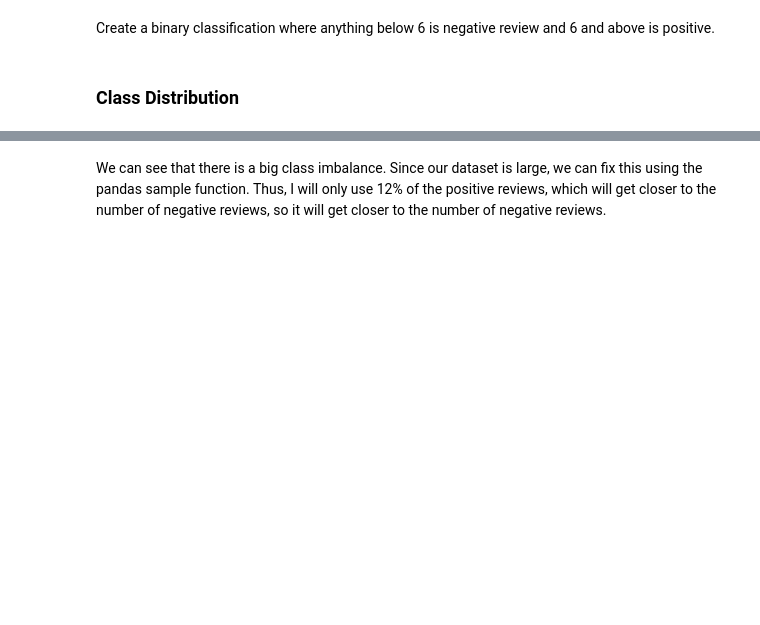
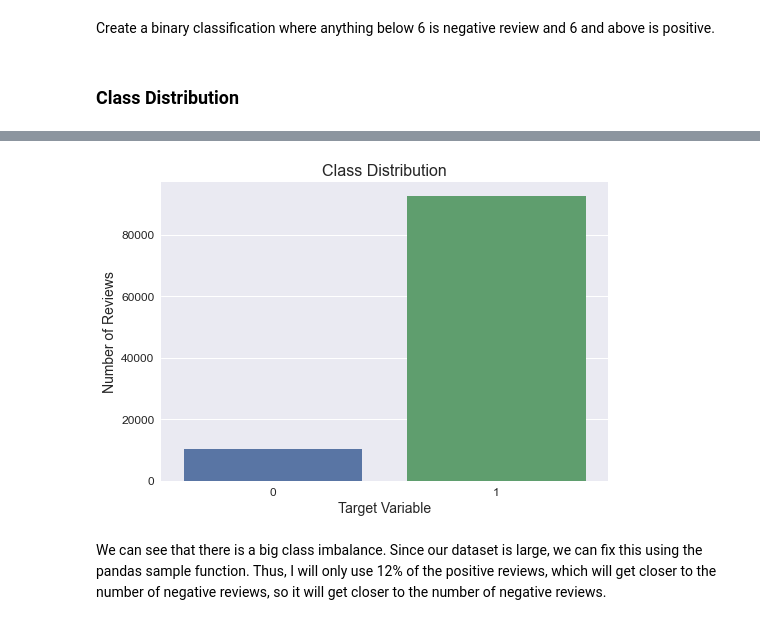
Before and after one commit to ismael-araujo/Hotel-Reviews-Analysis-Using-NLP, a Jupyter notebook: final-notebook.ipynb, the cells around one changed output, grey strips where cells are left out. Drawn from its saved outputs; the diff is of its cells as text; code cells hidden in the pictures; blank space fills up the shorter version.

```diff
--- a/final-notebook.ipynb
+++ b/final-notebook.ipynb
@@ -143,3 +143,15 @@ df['Score'] = df['Reviewer_Score'].apply(lambda x: 0 if x < 6 else 1)
+# %%
+# Checking if the target variable is balanced
+plt.style.use('seaborn')
+sns.countplot(df['Score'])
+plt.title('Class Distribution', fontsize=16)
+plt.xlabel('Target Variable', fontsize=14)
+plt.ylabel('Number of Reviews', fontsize=14)
+plt.xticks(fontsize=12)
+plt.yticks(fontsize=12)
+plt.show()
+# %% [output]
+[figure, added]
 # %% [markdown]
 We can see that there is a big class imbalance. Since our dataset is large, we can fix this using the pandas sample function. Thus, I will only use 12% of the positive reviews, which will get closer to the number of negative reviews, so it will get closer to the number of negative reviews.
 # %%
```
Also changed, not shown: parts of 127 cells of this notebook, 5 other files.
